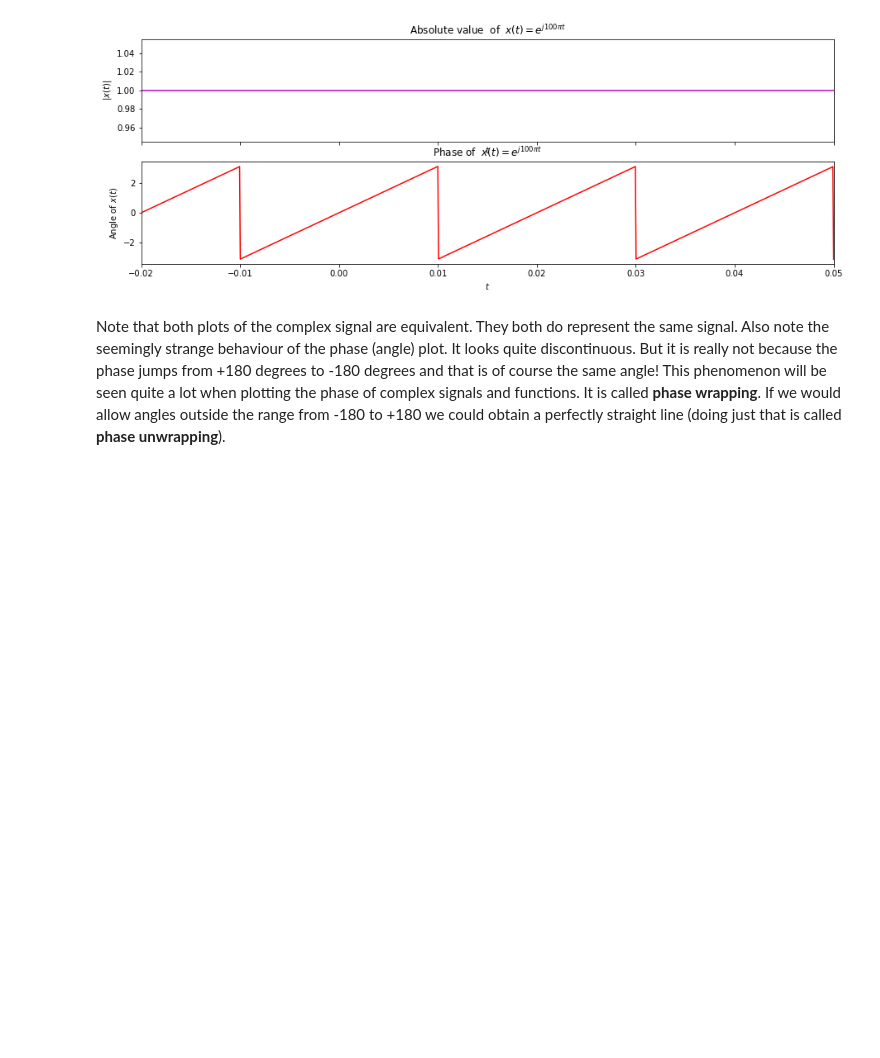
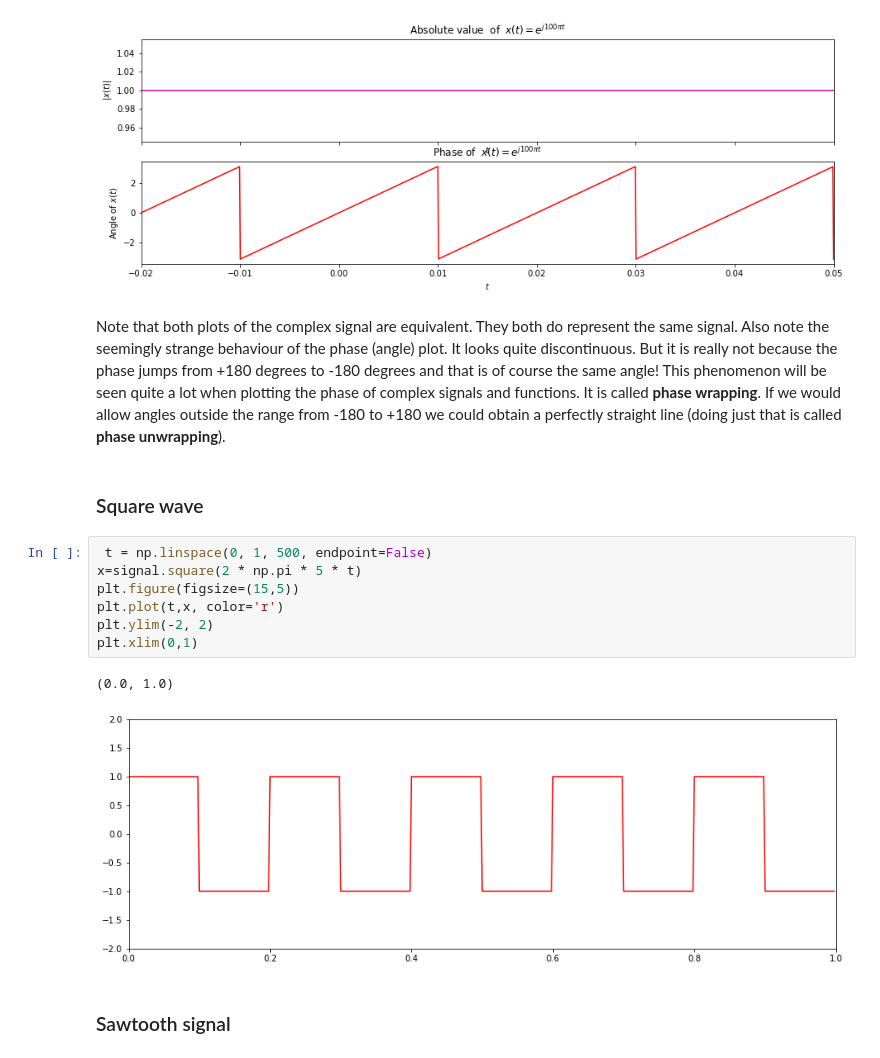
Before and after one commit to sayedul79/python-signal-and-system, a Jupyter notebook: plotting-signal.ipynb, the cells around one changed output. Saved outputs shown, nothing was run; the diff lists cells and outputs as text; blank space fills up the shorter version.

Commit message:
sawtooth and square wave added

```diff
--- a/plotting-signal.ipynb
+++ b/plotting-signal.ipynb
@@ -91,3 +92,17 @@ seen quite a lot when plotting the phase of complex signals and
 functions. It is called **phase wrapping**. If we would allow angles
 outside the range from -180 to +180 we could obtain a perfectly
 straight line (doing just that is called **phase unwrapping**).
+# %% [markdown]
+### Square wave
+# %%
+ t = np.linspace(0, 1, 500, endpoint=False)
+x=signal.square(2 * np.pi * 5 * t)
+plt.figure(figsize=(15,5))
+plt.plot(t,x, color='r')
+plt.ylim(-2, 2)
+plt.xlim(0,1)
+# %% [output]
+(0.0, 1.0)
+[figure, added]
+# %% [markdown]
+### Sawtooth signal
```
Also changed, not shown: parts of 1 cell of this notebook.
